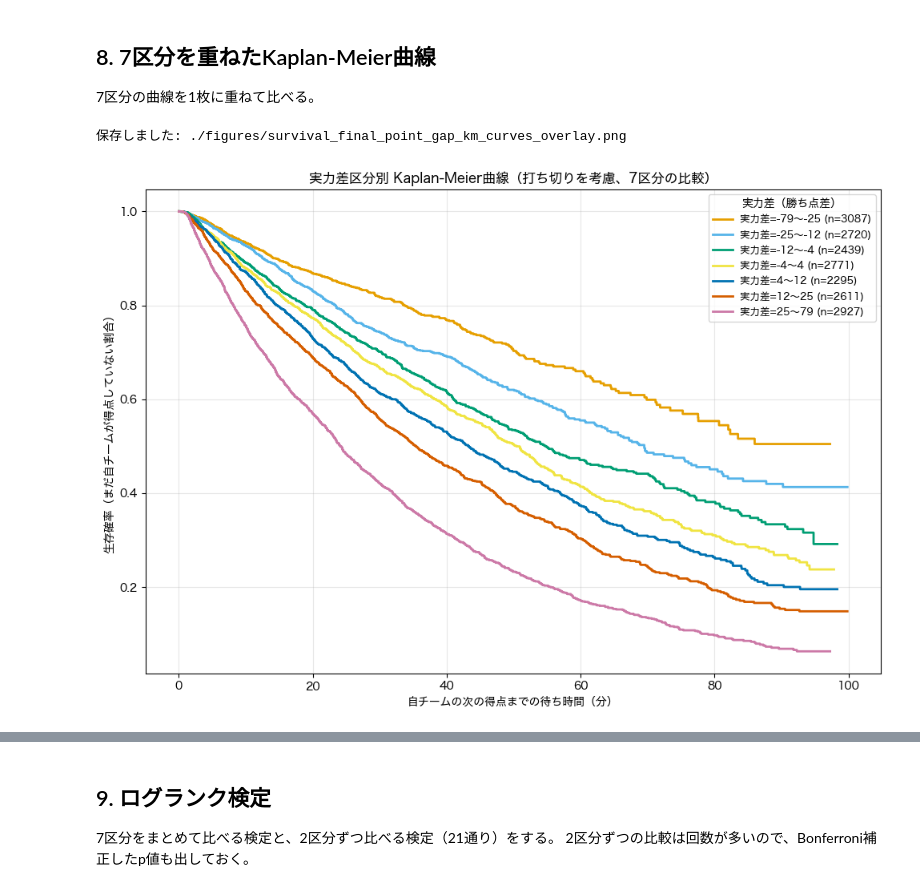
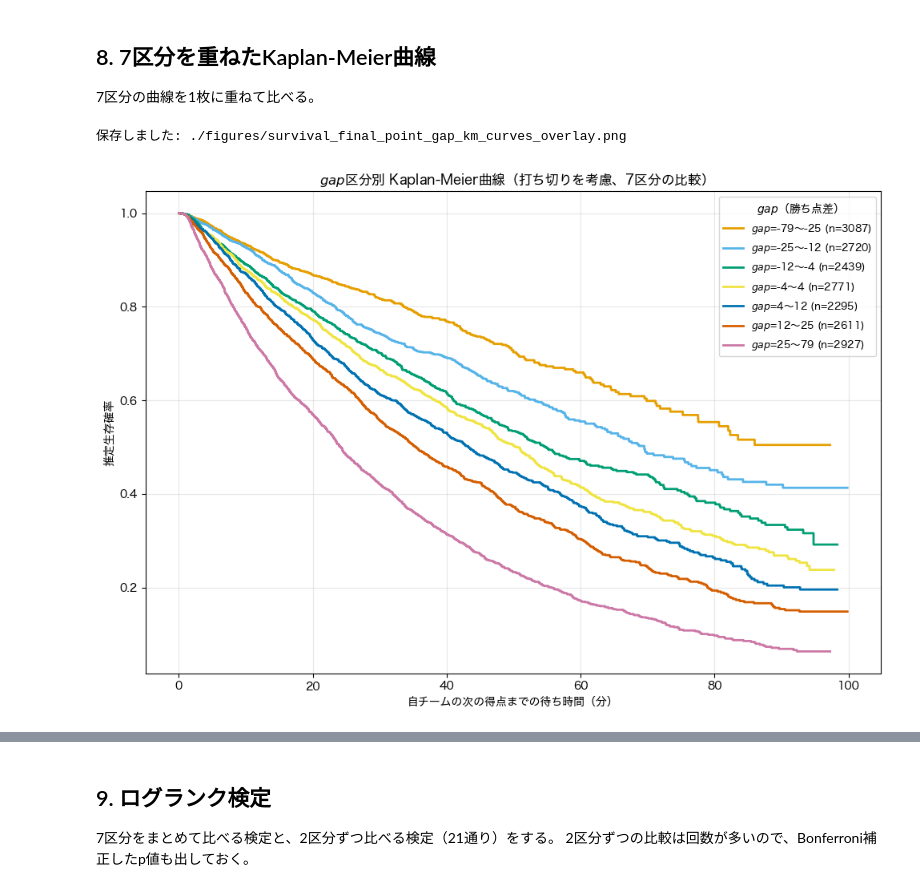
Before and after one commit to hf05123827/Soccer_Score_Progression_Analysis, a Jupyter notebook: Empirical_Analysis/Skill_Gap/survival_final_point_gap_backup_before_ppm.ipynb, the cells around one changed output, grey strips where cells are left out. Saved outputs shown, nothing was run; the diff lists cells and outputs as text; code cells hidden in the pictures.

```diff
--- a/Empirical_Analysis/Skill_Gap/survival_final_point_gap.ipynb
+++ b/Empirical_Analysis/Skill_Gap/survival_final_point_gap_backup_before_ppm.ipynb
@@ -236,7 +236,7 @@ for cat in CATEGORY_ORDER:
     n_cens_end = int((sub["censor_type"] == "match_end").sum())
 
     kmf = KaplanMeierFitter()
-    kmf.fit(durations=sub["waiting_time"], event_observed=sub["event"], label=f"実力差={cat} (n={n})")
+    kmf.fit(durations=sub["waiting_time"], event_observed=sub["event"], label=f"$gap$={cat} (n={n})")
     km_fits[cat] = kmf
 
     km_summary_rows.append({"実力差区分": cat, "n": n, "イベント数": n_event,
@@ -387,29 +387,29 @@ plt.show()
 # %%
 # 区分ごとの色
 OKABE_ITO = ["#E69F00", "#56B4E9", "#009E73", "#F0E442", "#0072B2", "#D55E00", "#CC79A7"]
 CATEGORY_COLORS = dict(zip(CATEGORY_ORDER, OKABE_ITO))
 
 fig, ax = plt.subplots(figsize=(10, 7))
 
 for cat in CATEGORY_ORDER:
     kmf = km_fits[cat]
     if kmf is None:
         continue
     kmf.plot_survival_function(ax=ax, ci_show=False, show_censors=False,
                                 color=CATEGORY_COLORS[cat], linewidth=2)
 
 ax.set_xlabel("自チームの次の得点までの待ち時間（分）")
-ax.set_ylabel("生存確率（まだ自チームが得点していない割合）")
-ax.set_title("実力差区分別 Kaplan-Meier曲線（打ち切りを考慮、7区分の比較）")
+ax.set_ylabel("推定生存確率")
+ax.set_title("$gap$区分別 Kaplan-Meier曲線（打ち切りを考慮、7区分の比較）")
 ax.grid(alpha=0.3)
-ax.legend(fontsize=9, loc="upper right", title="実力差（勝ち点差）")
+ax.legend(fontsize=9, loc="upper right", title="$gap$（勝ち点差）")
 fig.tight_layout()
 
 os.makedirs("./figures", exist_ok=True)
 out_path = "./figures/survival_final_point_gap_km_curves_overlay.png"
 fig.savefig(out_path, dpi=150)
 print(f"保存しました: {out_path}")
 plt.show()
 # %% [output]
 保存しました: ./figures/survival_final_point_gap_km_curves_overlay.png
-[figure, old version]
+[figure, new version]
```
Also changed, not shown: parts of 3 cells of this notebook, 1 other file.
